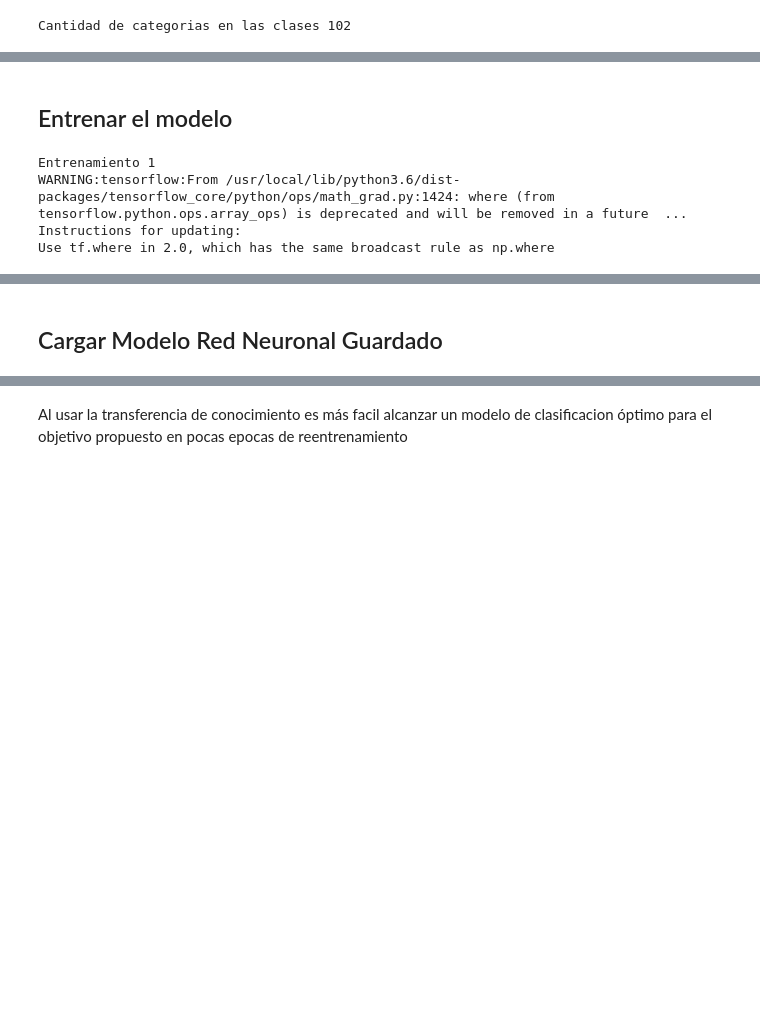
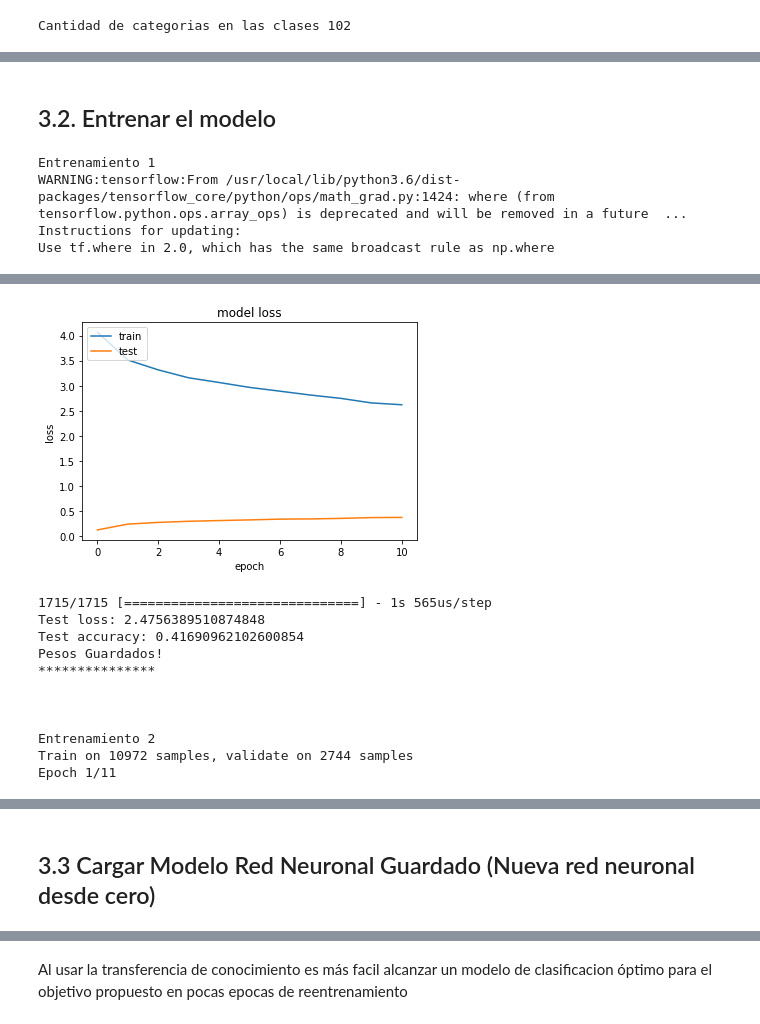
Before and after one commit to wisrovi/RedesNeuronales, a Jupyter notebook: 07MAIR-WilliamSteveRodriguezVillamizar.ipynb, the cells around one changed output, grey strips where cells are left out. Saved outputs shown, nothing was run; the diff lists cells and outputs as text; code cells hidden in the pictures; blank space fills up the shorter version.

```diff
--- a/07MAIR-WilliamSteveRodriguezVillamizar.ipynb
+++ b/07MAIR-WilliamSteveRodriguezVillamizar.ipynb
@@ -80,6 +106,21 @@ from ModeloExterno import ModeloExterno
 # %% [markdown]
 ## 2.4. Funciones
 # %%
+GPUs = GPU.getGPUs()
+# XXX: only one GPU on Colab and isn’t guaranteed
+gpu = GPUs[0]
+def getRam_y_Gpu(imprimir=False):
+  process = psutil.Process(os.getpid())
+  ram_available = psutil.virtual_memory().available
+  ram_disponible = humanize.naturalsize( ram_available  )
+  gpu_disponible = gpu.memoryFree
+  if imprimir:
+      print("Gen RAM Free: " + ram_disponible, " | Proc size: " + humanize.naturalsize( process.memory_info().rss))
+      print("GPU RAM Free: {0:.0f}MB | Used: {1:.0f}MB | Util {2:3.0f}% | Total {3:.0f}MB".format(gpu_disponible, gpu.memoryUsed, gpu.memoryUtil*100, gpu.memoryTotal))
+  ram_available = ram_available / 1000000000
+  ram_available = round(ram_available, 2)
+  return (ram_available, gpu_disponible)
+
 #Algunas funciones utiles
 def plot_image(img, title=""):
     #plt.figure(figsize=(8, 8))
@@ -96,7 +137,7 @@ def convertLabelsToNumbers(y_train):
     #print(len(mapping))
     return processed_y
 
-def DividirDatos_Train_Test_Predic(x, y, porcentaje=0.33, randomDiv=52):
+def DividirDatos_Train_Test_Predic(x, y, porcentaje=0.25, randomDiv=50):
     print("Datos para división recibidos")
 
     # dividir los datos entre training, test y predic
@@ -158,7 +199,7 @@ def DefineCallback(nameFileIfSave): #guardar el mejor modelo w.r.t en val_losses
         mode='auto')
 
     mcp_save = ModelCheckpoint(
-        nameFileIfSave + 'model-{Epoch:03d}-{acc:03f}-{val_acc:03f}.h5',
+        nameFileIfSave + 'model-{acc:03f}-{val_acc:03f}.h5',
         monitor='val_loss',
         save_best_only=True,
         mode='min')
@@ -371,0 +437,8 @@ Valid
+# %%
+train_X, valid_X, train_label, valid_label = train_test_split(
+        X_train, y_train,
+        test_size=0.2,
+        random_state=10)
+
+print(X_train.shape, y_train.shape)
+print(valid_X.shape, valid_label.shape)
@@ -432,11 +529,11 @@ _________________________________________________________________
 Modelo guardado!
 True
 # %% [markdown]
-## Entrenar el modelo
+## 3.2. Entrenar el modelo
 # %%
 #Entreno el modelo
-numeroEntrenamientos = 30 #Al final de cada entrenamiento guardo los mejores pesos
-numeroEpocas = 10  #ciclos en los cuales evaluo los datos de entrenamiento para hallar los mejores pesos
+numeroEntrenamientos = 50 #Al final de cada entrenamiento guardo los mejores pesos
+numeroEpocas = 11  #ciclos en los cuales evaluo los datos de entrenamiento para hallar los mejores pesos
 oldModel = None
 oldAccuaricy = 0
 for i in range(numeroEntrenamientos):
@@ -446,9 +543,10 @@ for i in range(numeroEntrenamientos):
 
     history = new_model.fit(
         train_X, train_label,
-        batch_size=64, # cantidad de imágenes que se toman a la vez en memoria
+        batch_size=32, # cantidad de imágenes que se toman a la vez en memoria
         epochs=numeroEpocas,
         verbose=1,
+
         validation_data=(valid_X, valid_label),
         callbacks=DefineCallback(nombreModelo)
         )
@@ -491,0 +590,12 @@ WARNING:tensorflow:From /usr/local/lib/python3.6/dist-packages/keras/backend/ten
+[figure, added]
+1715/1715 [==============================] - 1s 565us/step
+Test loss: 2.4756389510874848
+Test accuracy: 0.41690962102600854
+Pesos Guardados!
+***************
+
+
+
+Entrenamiento 2
+Train on 10972 samples, validate on 2744 samples
+Epoch 1/11
@@ -497,4 +623,4 @@ print('Test accuracy:', test_eval[1])
 # %%
 modelExtern.GuardarPesosModelo()
 # %% [markdown]
-## Cargar Modelo Red Neuronal Guardado
+## 3.3 Cargar Modelo Red Neuronal Guardado (Nueva red neuronal desde cero)
```
Also changed, not shown: parts of 53 cells of this notebook.
